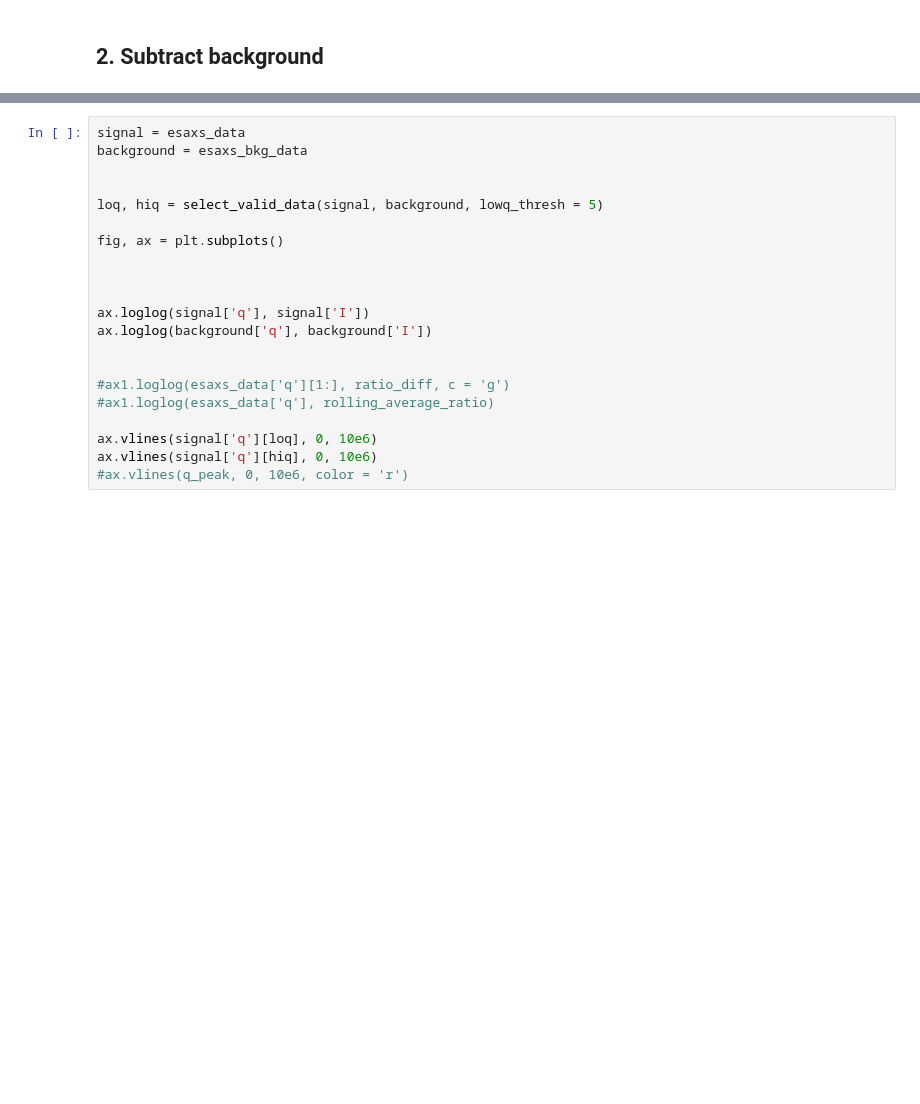
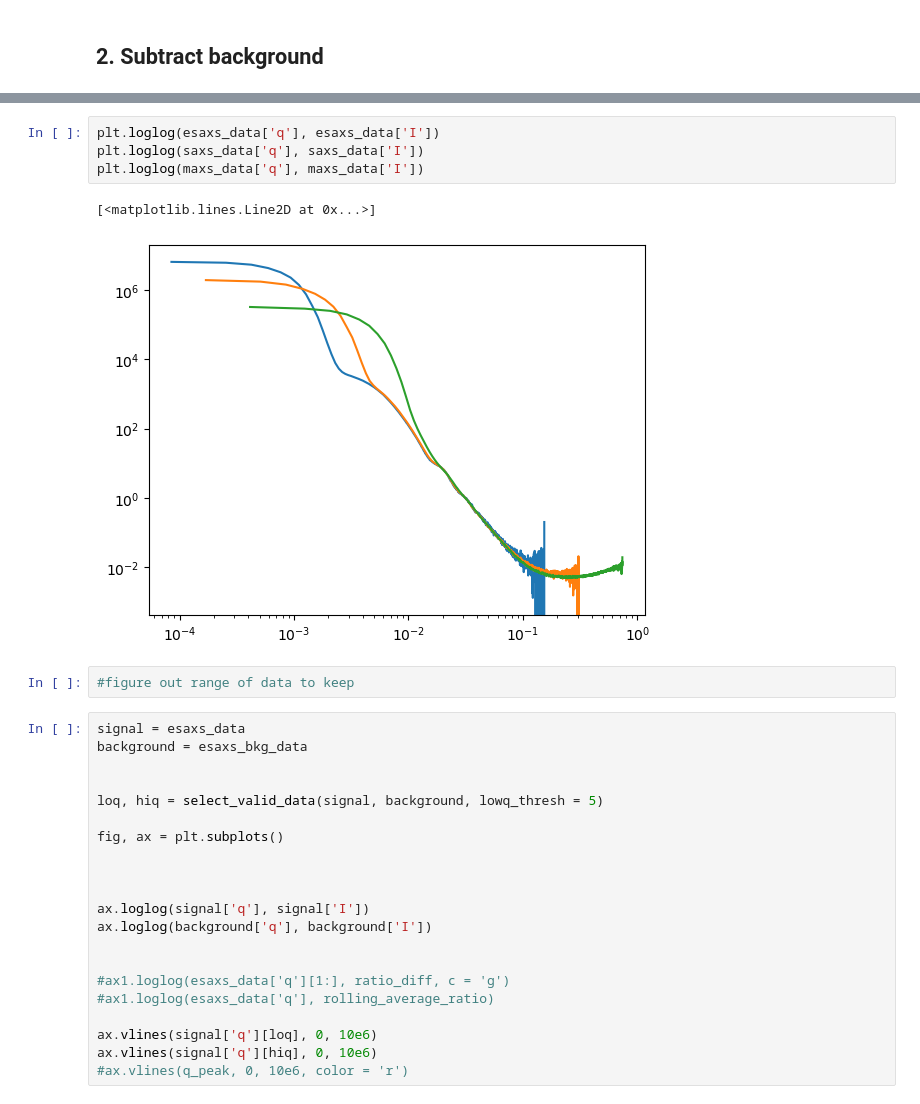
Before and after one commit to pozzo-research-group/saxs_data_processing, a Jupyter notebook: brenden_prototype/datamerge/saxs_data_process_prototyping.ipynb, the cells around one changed output, grey strips where cells are left out. Cells and saved outputs as stored; diff of their text form; blank space fills up the shorter version.

```diff
--- a/brenden_prototype/datamerge/saxs_data_process_prototyping.ipynb
+++ b/brenden_prototype/datamerge/saxs_data_process_prototyping.ipynb
@@ -236,3 +275,12 @@ esaxs_data['q'][466]
+# %%
+plt.loglog(esaxs_data['q'], esaxs_data['I'])
+plt.loglog(saxs_data['q'], saxs_data['I'])
+plt.loglog(maxs_data['q'], maxs_data['I'])
+# %% [output]
+[<matplotlib.lines.Line2D at 0x...>]
+[figure, added]
+# %%
+#figure out range of data to keep
 # %%
 signal = esaxs_data
 background = esaxs_bkg_data
```
Also changed, not shown: parts of 36 cells of this notebook.
